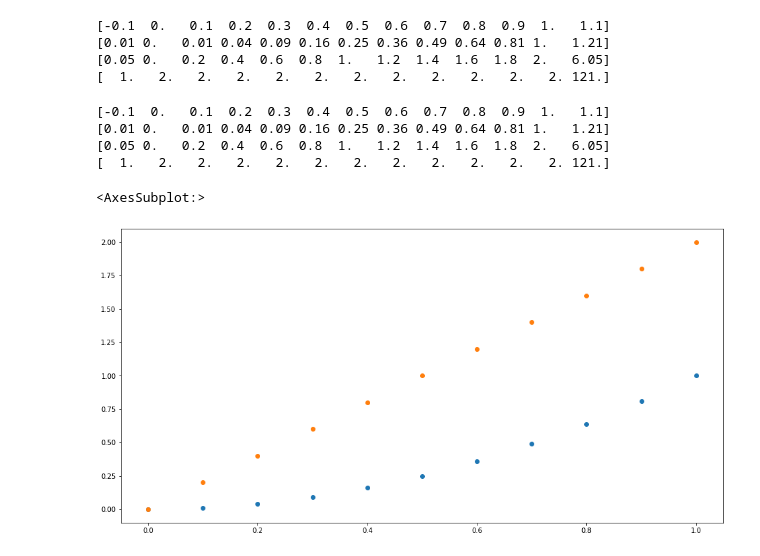
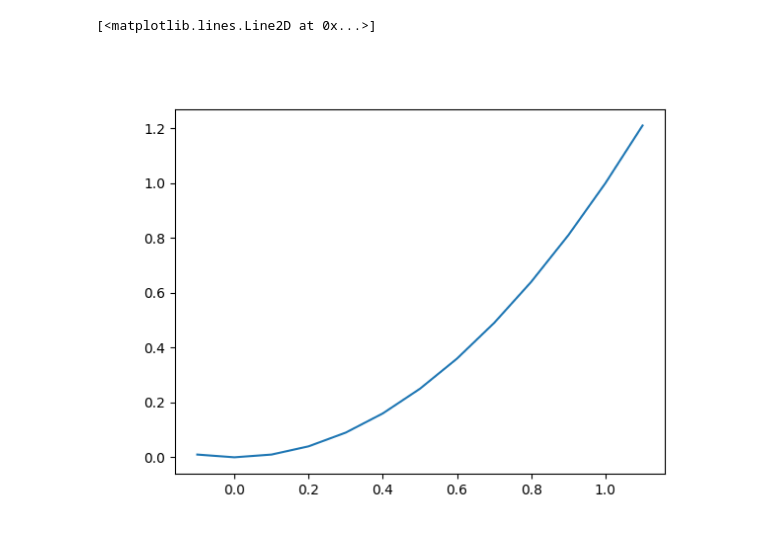
Before and after one commit to EnglishBeach/Python-Tests, a Jupyter notebook: MyTests/FDM/Simple PDE.ipynb, the cells around one changed output. Drawn from its saved outputs; the diff is of its cells as text; code cells hidden in the pictures.

```diff
--- a/MyTests/FDM/Simple PDE.ipynb
+++ b/MyTests/FDM/Simple PDE.ipynb
@@ -11,26 +12,17 @@ lap = Laplace(x)
 grad = Grad(x)
 
 u = x**2
-print(x, u, grad(u), lap(u), sep='\n')
+set_ghost(u, kind=2)
+
+# print(x, u, grad(u), lap(u), sep='\n')
-# %% [output]
-[-0.1  0.   0.1  0.2  0.3  0.4  0.5  0.6  0.7  0.8  0.9  1.   1.1]
-[0.01 0.   0.01 0.04 0.09 0.16 0.25 0.36 0.49 0.64 0.81 1.   1.21]
-[0.05 0.   0.2  0.4  0.6  0.8  1.   1.2  1.4  1.6  1.8  2.   6.05]
-[  1.   2.   2.   2.   2.   2.   2.   2.   2.   2.   2.   2. 121.]
-# %%
-set_ghost(u, kind=2)
-print(x, u, grad(u), lap(u), sep='\n')
-# %% [output]
-[-0.1  0.   0.1  0.2  0.3  0.4  0.5  0.6  0.7  0.8  0.9  1.   1.1]
-[0.01 0.   0.01 0.04 0.09 0.16 0.25 0.36 0.49 0.64 0.81 1.   1.21]
-[0.05 0.   0.2  0.4  0.6  0.8  1.   1.2  1.4  1.6  1.8  2.   6.05]
-[  1.   2.   2.   2.   2.   2.   2.   2.   2.   2.   2.   2. 121.]
 # %%
-func_plot1D(
-    x,
-    [u, grad(u)],
-    scatter=True,
-)
+%matplotlib widget
+# func_plot1D(
+#     x,
+#     [u, grad(u)],
+#     scatter=True,
+# )
+plt.plot(x,u)
 # %% [output]
-<AxesSubplot:>
+[<matplotlib.lines.Line2D at 0x...>]
-[figure, old version]
+[figure, new version]
```
Also changed, not shown: parts of 5 cells of this notebook, 1 other file.
